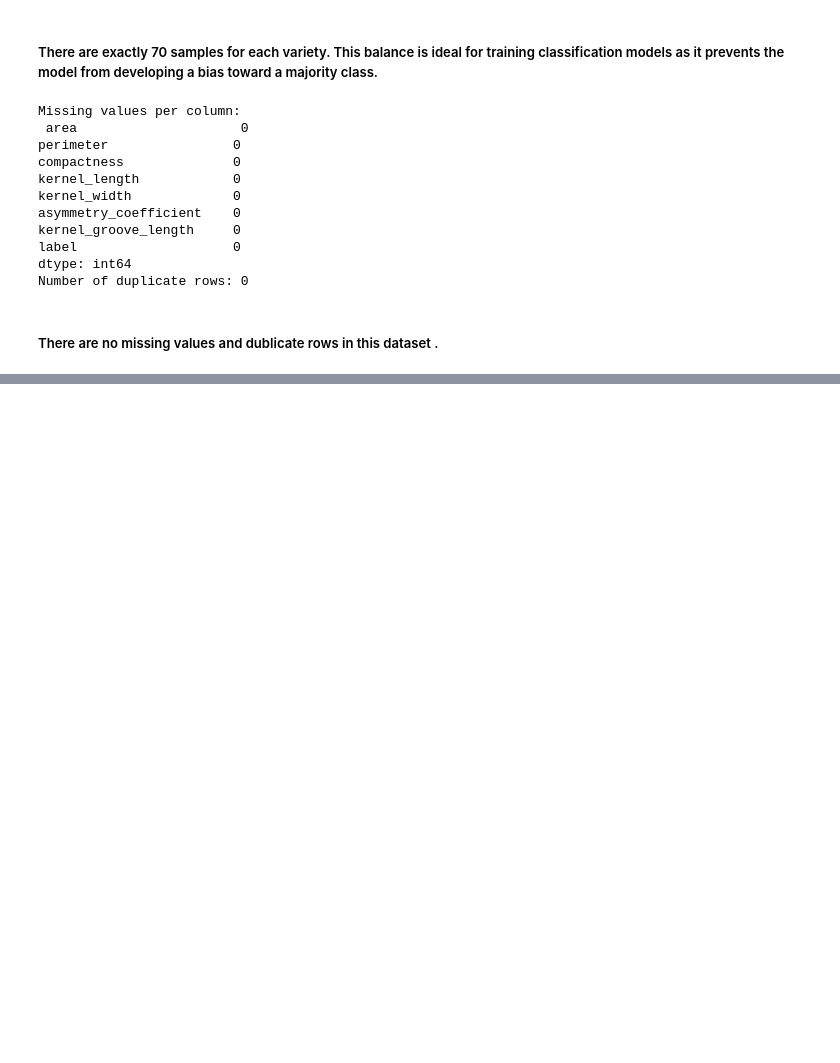
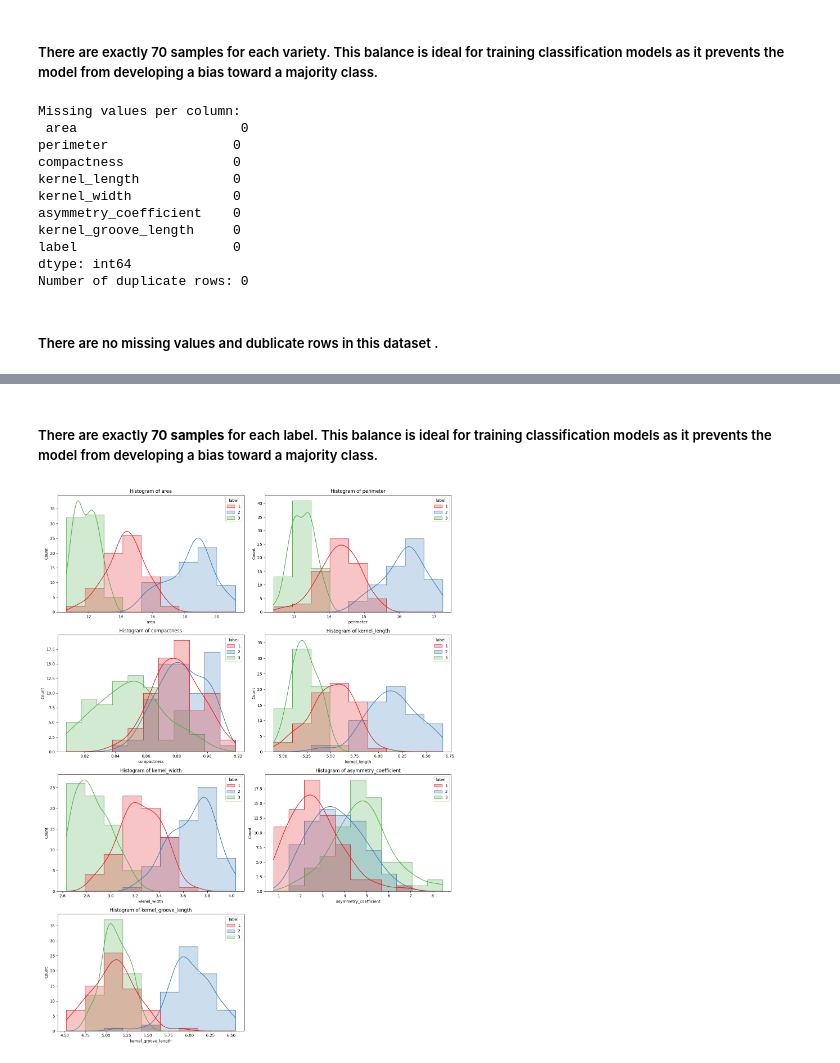
Before and after one commit to JohnApollos/ml2-seeds-analysis, a Jupyter notebook: notebook/01_eda.ipynb, the cells around one changed output, grey strips where cells are left out. Drawn from its saved outputs; the diff is of its cells as text; code cells hidden in the pictures; blank space fills up the shorter version.

```diff
--- a/notebook/01_eda.ipynb
+++ b/notebook/01_eda.ipynb
@@ -110,0 +131,18 @@ Number of duplicate rows: 0
+# %% [markdown]
+##### There are exactly **70 samples** for each label. This balance is ideal for training classification models as it prevents the model from developing a bias toward a majority class.
+# %%
+#  Histograms for  7 features
+features = cols[:-1]
+fig, axes = plt.subplots(4, 2, figsize=(15, 20))
+axes = axes.flatten()
+
+for i, col in enumerate(features):
+    sns.histplot(data=df, x=col, hue='label', kde=True, ax=axes[i], palette='Set1', element='step')
+    axes[i].set_title(f'Histogram of {col}')
+
+# Remove the empty 8th subplot
+fig.delaxes(axes[7])
+plt.tight_layout()
+plt.savefig('feature_histograms.png')
+# %% [output]
+[figure, added]
```
Also changed, not shown: parts of 14 cells of this notebook.
